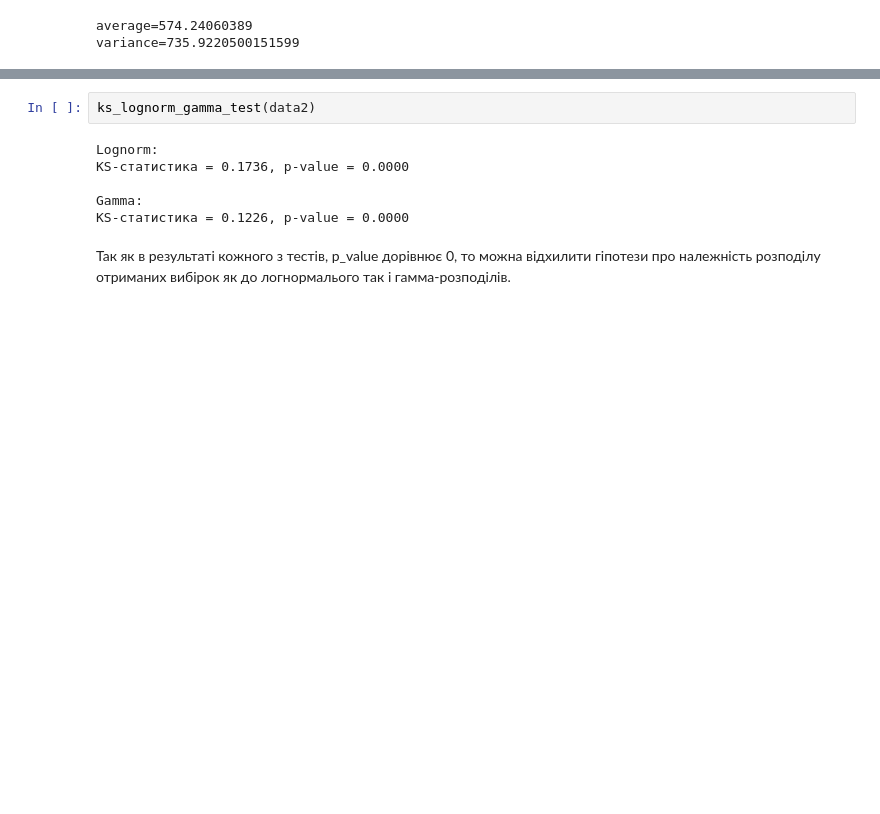
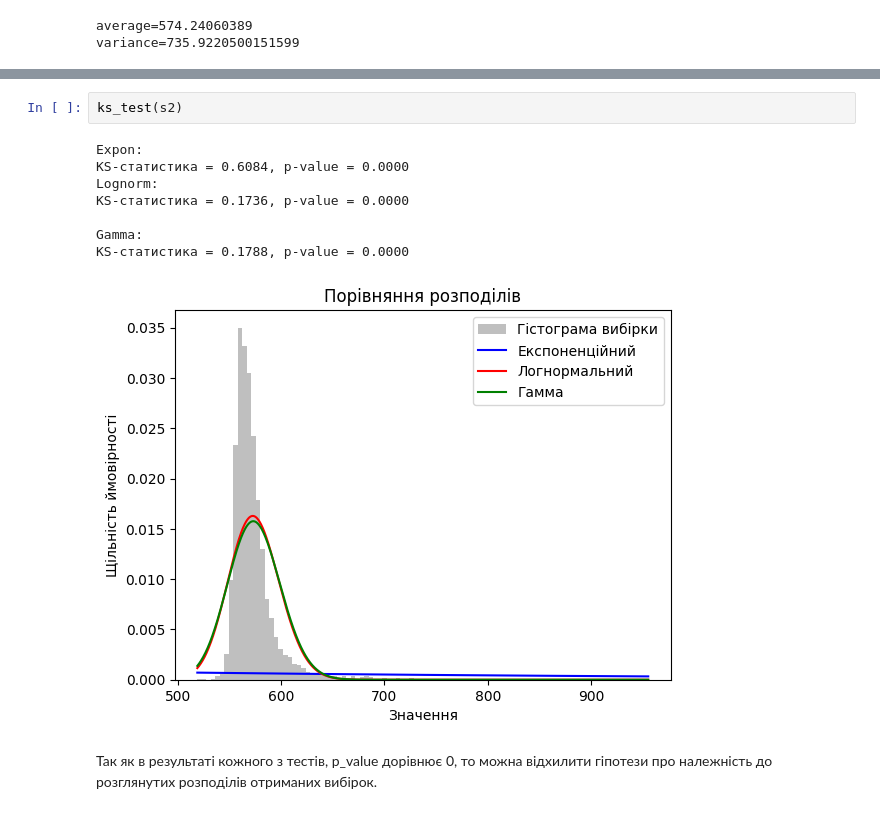
Before and after one commit to IP-14Nezdolii/SM_25, a Jupyter notebook: lab1/lab1.ipynb, the cells around one changed output, grey strips where cells are left out. Cells and saved outputs as stored; diff of their text form; blank space fills up the shorter version.

```diff
--- a/lab1/lab1.ipynb
+++ b/lab1/lab1.ipynb
@@ -416,10 +443,13 @@ KS-статистика = 0.1255, p-value = 0.0000
 # %%
-ks_lognorm_gamma_test(data2)
+ks_test(s2)
 # %% [output]
+Expon:
+KS-статистика = 0.6084, p-value = 0.0000
 Lognorm:
 KS-статистика = 0.1736, p-value = 0.0000
 
 Gamma:
-KS-статистика = 0.1226, p-value = 0.0000
+KS-статистика = 0.1788, p-value = 0.0000
+[figure, added]
 # %% [markdown]
-Так як в результаті кожного з тестів, p_value дорівнює 0, то можна відхилити гіпотези про належність розподілу отриманих вибірок як до логнормалього так і гамма-розподілів.
+Так як в результаті кожного з тестів, p_value дорівнює 0, то можна відхилити гіпотези про належність до розглянутих розподілів отриманих вибірок.
```
Also changed, not shown: parts of 6 cells of this notebook, 1 other file.
